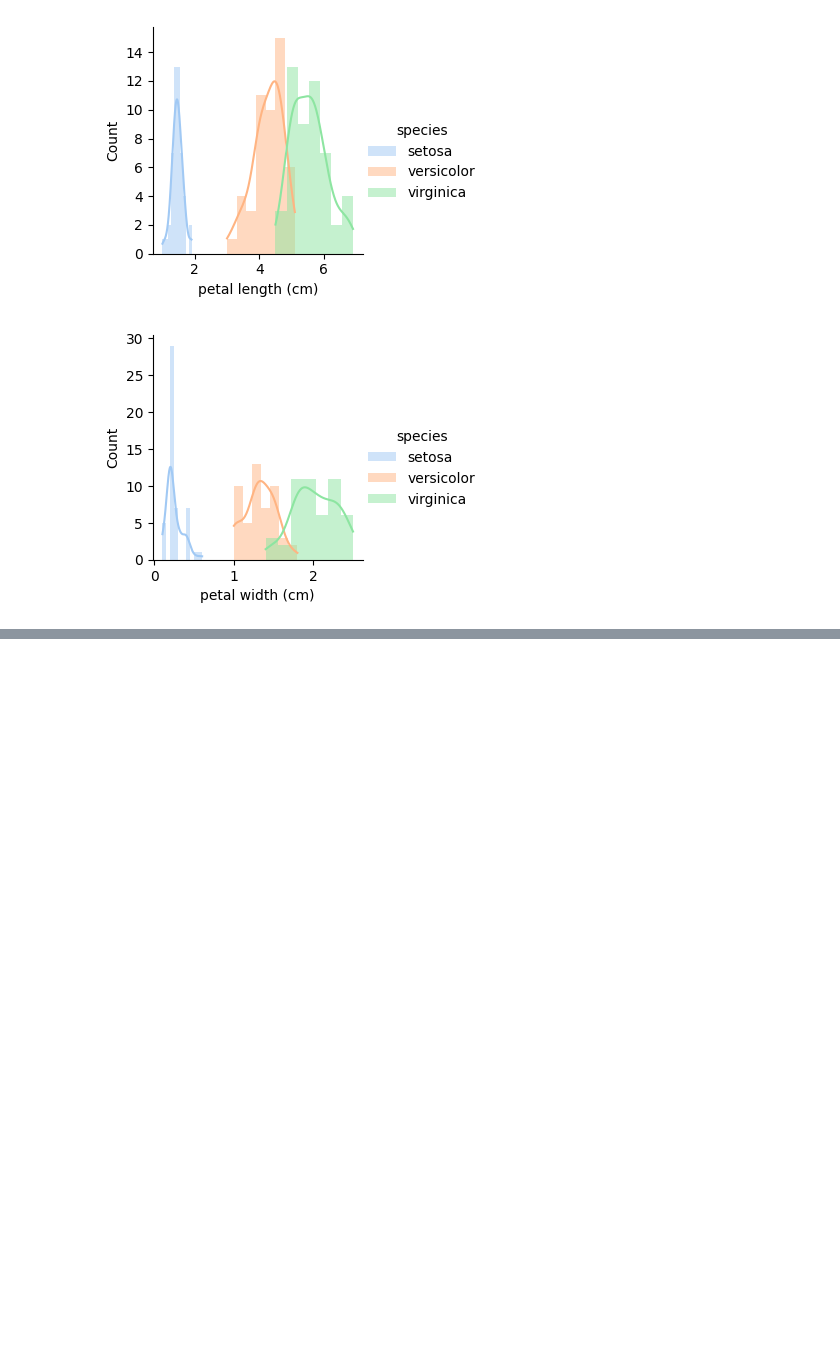
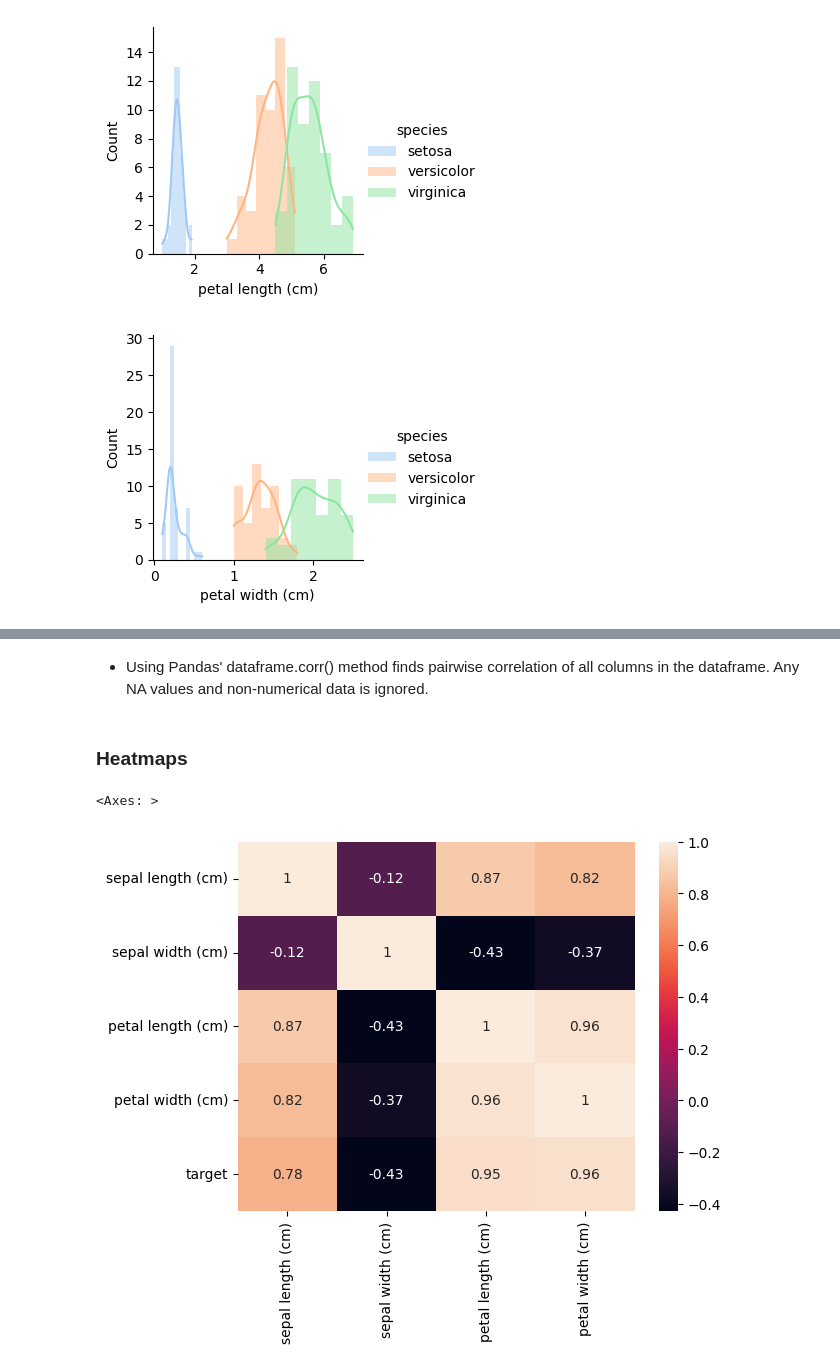
Before and after one commit to zanemilo/pre-ms-bioinfo, a Jupyter notebook: examples/stats/Iris_Dataset_Example.ipynb, the cells around one changed output, grey strips where cells are left out. Cells and saved outputs as stored; diff of their text form; code cells hidden in the pictures; blank space fills up the shorter version.

```diff
--- a/examples/stats/Iris_Dataset_Example.ipynb
+++ b/examples/stats/Iris_Dataset_Example.ipynb
@@ -231,0 +243,9 @@ plt.show()
+# %% [markdown]
+- Using Pandas' dataframe.corr() method finds pairwise correlation of all columns in the dataframe. Any NA values and non-numerical data is ignored.
+# %% [markdown]
+### **Heatmaps**
+# %%
+sns.heatmap(df.select_dtypes(include=['number']).corr(method='pearson').drop(['target'], axis=1), annot=True)
+# %% [output]
+<Axes: >
+[figure, added]
```
Also changed, not shown: parts of 15 cells of this notebook, 1 other file.
